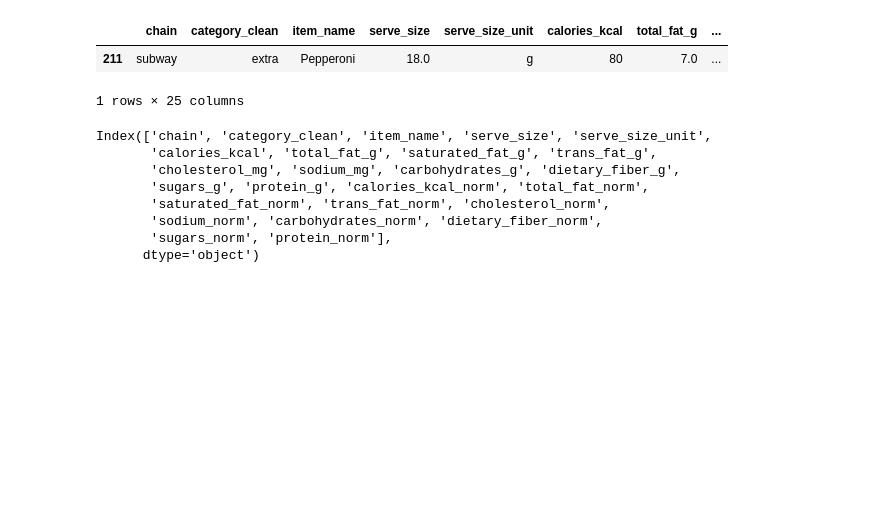
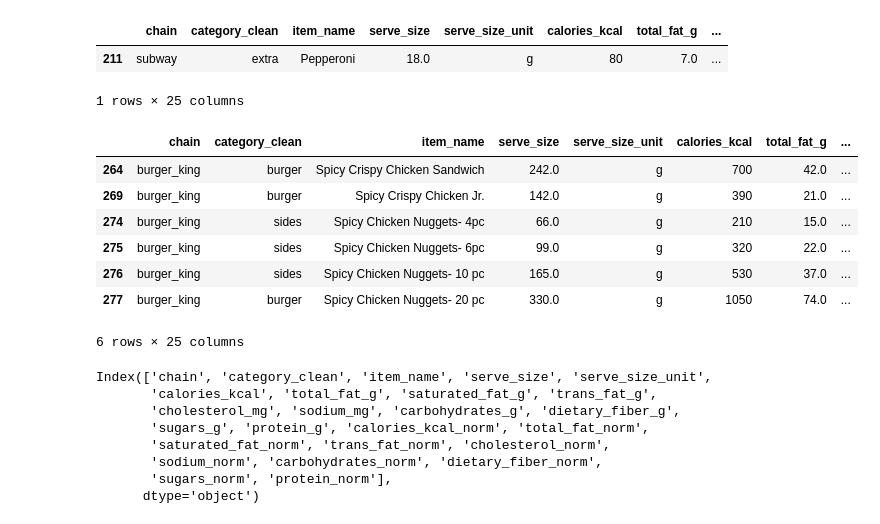
Before and after one commit to Magierteppich/project_fastfood_nutrition, a Jupyter notebook: 02_tian_wip/04. Category_clean_up.ipynb, the cells around one changed output. Saved outputs shown, nothing was run; the diff lists cells and outputs as text; code cells hidden in the pictures; blank space fills up the shorter version.

```diff
--- a/02_tian_wip/04. Category_clean_up.ipynb
+++ b/02_tian_wip/04. Category_clean_up.ipynb
@@ -102,6 +102,21 @@ df.loc[338, "category_clean"] = "sauce"
 df.loc[339, "category_clean"] = "sauce"
 # %%
 df.loc[340, "category_clean"] = "sauce"
+# %%
+df.loc[110:117, "category_clean"] = "dessert"
+# %%
+df.loc[269, "category_clean"] = "burger"
+# %%
+df.loc[(df["chain"] == "burger_king") & (df["item_name"].str.contains("Nuggets"))]
+# %% [output]
+|  | chain | category_clean | item_name | serve_size | serve_size_unit | calories_kcal | total_fat_g | ... |
+| 264 | burger_king | burger | Spicy Crispy Chicken Sandwich | 242.0 | g | 700 | 42.0 | ... |
+| 269 | burger_king | burger | Spicy Crispy Chicken Jr. | 142.0 | g | 390 | 21.0 | ... |
+| 274 | burger_king | sides | Spicy Chicken Nuggets- 4pc | 66.0 | g | 210 | 15.0 | ... |
+| 275 | burger_king | sides | Spicy Chicken Nuggets- 6pc | 99.0 | g | 320 | 22.0 | ... |
+| 276 | burger_king | sides | Spicy Chicken Nuggets- 10 pc | 165.0 | g | 530 | 37.0 | ... |
+| 277 | burger_king | burger | Spicy Chicken Nuggets- 20 pc | 330.0 | g | 1050 | 74.0 | ... |
+6 rows × 25 columns
 # %%
 # df.loc[(df["chain"] == "burger_king") & (df["item_name"] == "salad")]
 # %%
```
Also changed, not shown: 1 other file.
